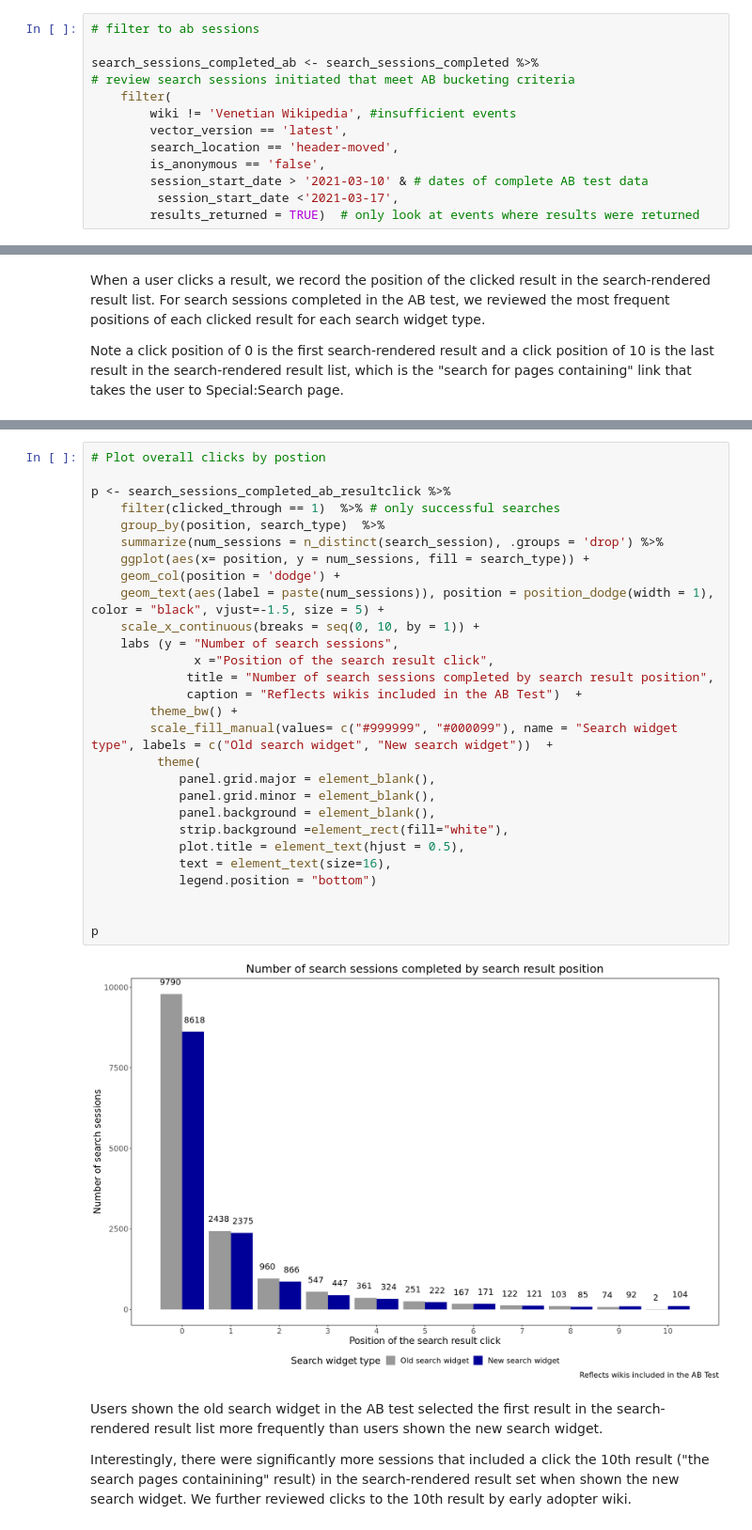
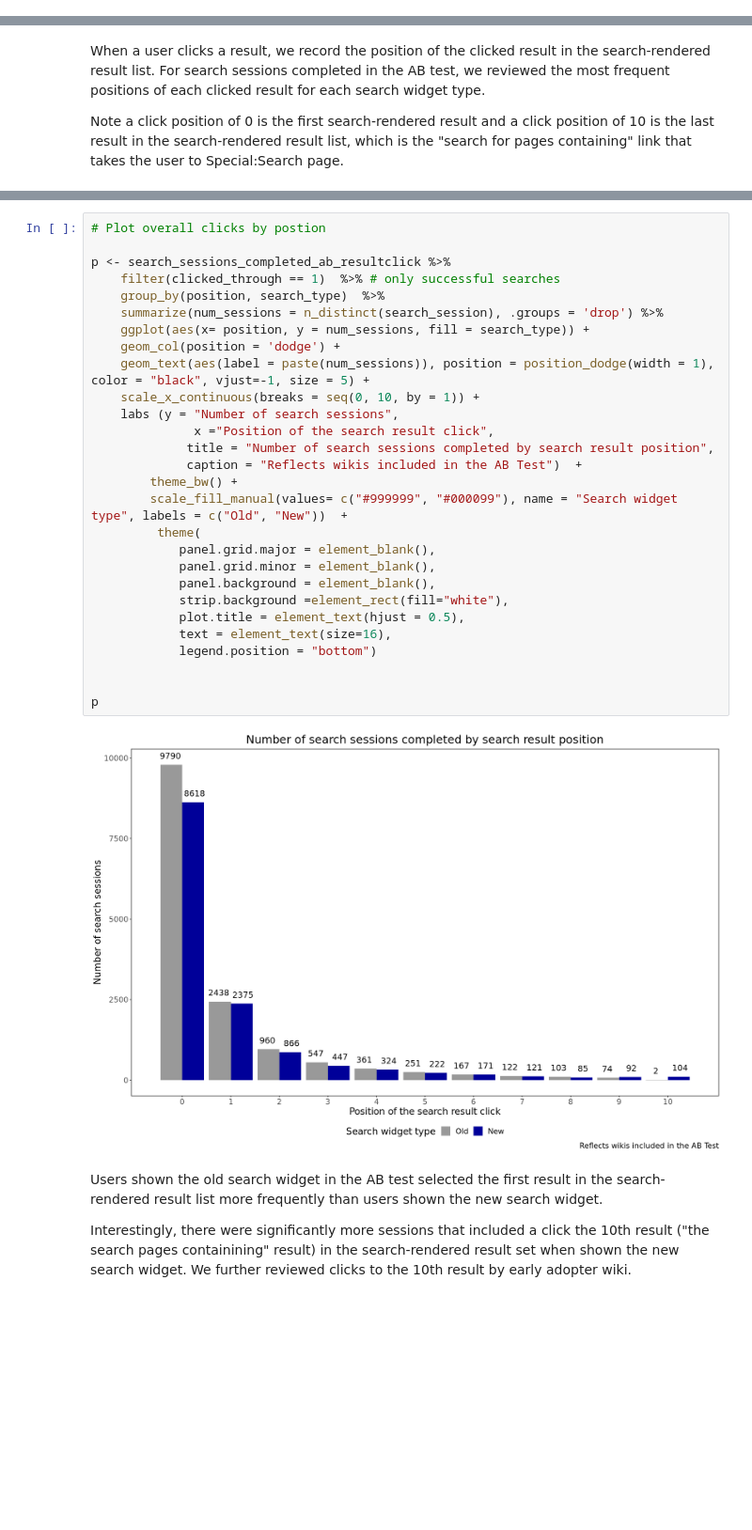
Before and after one commit to wikimedia-research/Desktop-Improvements-Search-Widget-Analysis-2021, a Jupyter notebook: Search-widget-ab-test-report.ipynb, the cells around one changed output, grey strips where cells are left out. Shown: that part at 94% size. Cells and saved outputs as stored; diff of their text form; blank space fills up the shorter version.

```diff
--- a/Search-widget-ab-test-report.ipynb
+++ b/Search-widget-ab-test-report.ipynb
@@ -755,13 +612,0 @@ search_sessions_completed <- search_sessions_completed %>%
-# %%
-# filter to ab sessions
-
-search_sessions_completed_ab <- search_sessions_completed %>%
-# review search sessions initiated that meet AB bucketing criteria
-    filter(
-        wiki != 'Venetian Wikipedia', #insufficient events
-        vector_version == 'latest',
-        search_location == 'header-moved',
-        is_anonymous == 'false',
-        session_start_date > '2021-03-10' & # dates of complete AB test data
-         session_start_date <'2021-03-17',
-        results_returned = TRUE)  # only look at events where results were returned
@@ -1611,33 +625,33 @@ Note a click position of 0 is the first search-rendered result and a click posit
 # %%
 # Plot overall clicks by postion
 
 p <- search_sessions_completed_ab_resultclick %>%
     filter(clicked_through == 1)  %>% # only successful searches
     group_by(position, search_type)  %>%
     summarize(num_sessions = n_distinct(search_session), .groups = 'drop') %>%
     ggplot(aes(x= position, y = num_sessions, fill = search_type)) +
     geom_col(position = 'dodge') +
-    geom_text(aes(label = paste(num_sessions)), position = position_dodge(width = 1), color = "black", vjust=-1.5, size = 5) +
+    geom_text(aes(label = paste(num_sessions)), position = position_dodge(width = 1), color = "black", vjust=-1, size = 5) +
     scale_x_continuous(breaks = seq(0, 10, by = 1)) +
     labs (y = "Number of search sessions",
               x ="Position of the search result click",
              title = "Number of search sessions completed by search result position",
              caption = "Reflects wikis included in the AB Test")  +
         theme_bw() +
-        scale_fill_manual(values= c("#999999", "#000099"), name = "Search widget type", labels = c("Old search widget", "New search widget"))  +
+        scale_fill_manual(values= c("#999999", "#000099"), name = "Search widget type", labels = c("Old", "New"))  +
          theme(
             panel.grid.major = element_blank(),
             panel.grid.minor = element_blank(),
             panel.background = element_blank(),
             strip.background =element_rect(fill="white"),
             plot.title = element_text(hjust = 0.5),
             text = element_text(size=16),
             legend.position = "bottom")
 
 
 p
 # %% [output]
-[figure, old version]
+[figure, new version]
 # %% [markdown]
 Users shown the old search widget in the AB test selected the first result in the search-rendered result list more frequently than users shown the new search widget.
 
```
Also changed, not shown: parts of 129 cells of this notebook.
